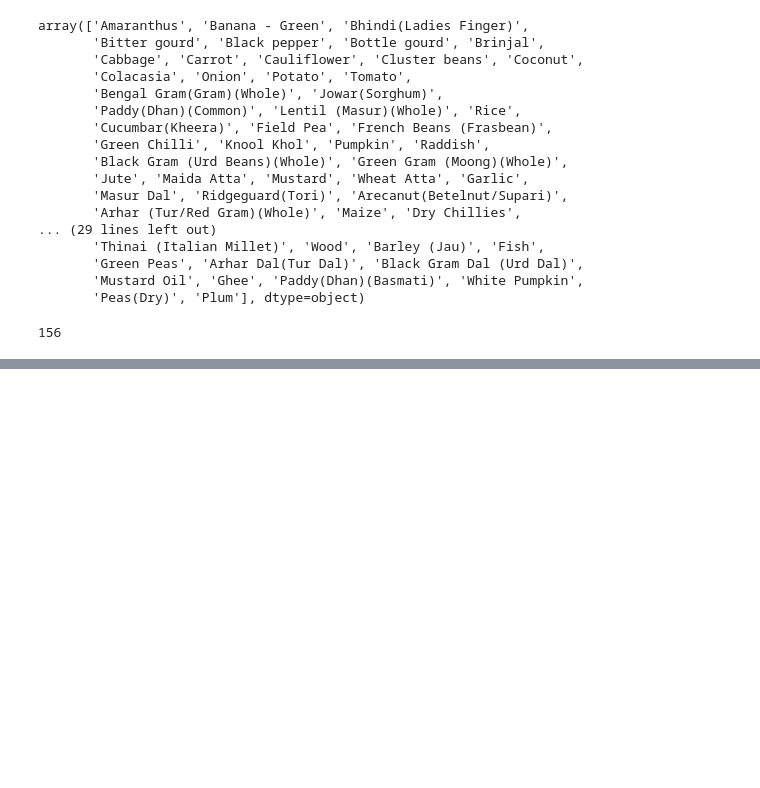
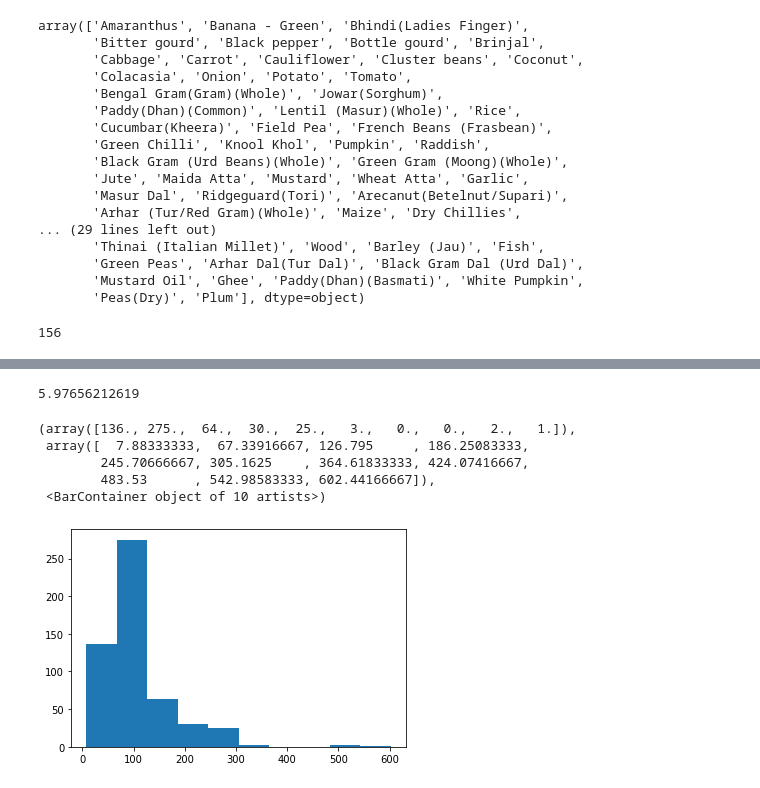
Before and after one commit to Sahil-Amritkar/TRINIT-Crop-Prediction-CPPTonight, a Jupyter notebook: data_exploration.ipynb, the cells around one changed output, grey strips where cells are left out. Cells and saved outputs as stored; diff of their text form; code cells hidden in the pictures; blank space fills up the shorter version.

```diff
--- a/data_exploration.ipynb
+++ b/data_exploration.ipynb
@@ -241 +242,15 @@ rainfall       10.879399
 dtype: float64
+# %%
+crop_reco[crop_reco['label']=='coconut']['ph'].mean()
+# %% [output]
+5.97656212619
+# %%
+#comparing the two rainfalls to see if model can be created - it does
+plt.hist(district_rain['annual_avg'])
+# %% [output]
+(array([136., 275.,  64.,  30.,  25.,   3.,   0.,   0.,   2.,   1.]),
+ array([  7.88333333,  67.33916667, 126.795     , 186.25083333,
+        245.70666667, 305.1625    , 364.61833333, 424.07416667,
+        483.53      , 542.98583333, 602.44166667]),
+ <BarContainer object of 10 artists>)
+[figure, added]
```
Also changed, not shown: parts of 26 cells of this notebook, 19 other files.
